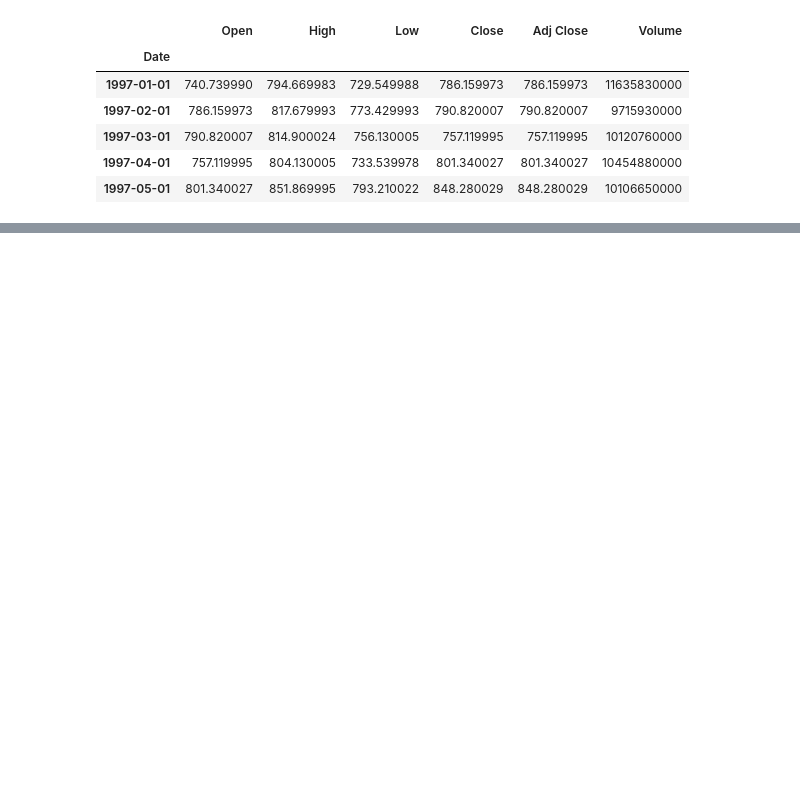
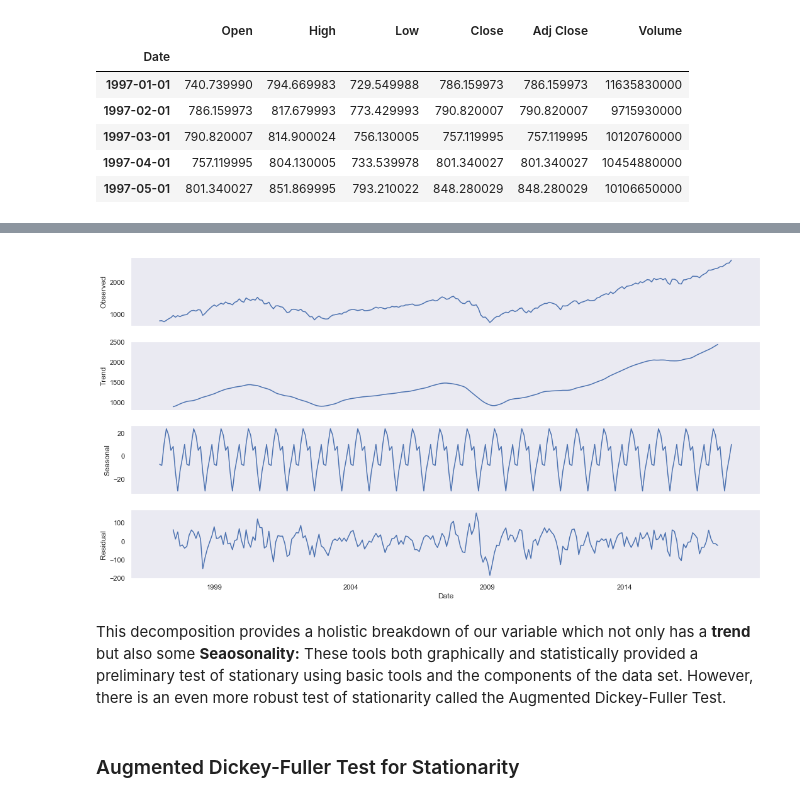
Before and after one commit to zhouandrewc/ThinkStats2, a Jupyter notebook: project2/project2.ipynb, the cells around one changed output, grey strips where cells are left out. Saved outputs shown, nothing was run; the diff lists cells and outputs as text; code cells hidden in the pictures; blank space fills up the shorter version.

```diff
--- a/project2/project2.ipynb
+++ b/project2/project2.ipynb
@@ -159,0 +157,11 @@ thinkplot.Config(title = "CDF of S&P500 Highs", ylabel = "CDF",
+# %%
+decomposition = seasonal_decompose(prices)
+# %%
+fig = decomposition.plot()
+plt.savefig("decomposition.png", bbox_inches="tight", ext="png")
+# %% [output]
+[figure, added]
+# %% [markdown]
+This decomposition provides a holistic breakdown of our variable which not only has a **trend** but also some **Seaosonality:** These tools both graphically and statistically provided a preliminary test of stationary using basic tools and the components of the data set. However, there is an even more robust test of stationarity called the Augmented Dickey-Fuller Test.
+# %% [markdown]
+### Augmented Dickey-Fuller Test for Stationarity
```
Also changed, not shown: parts of 100 cells of this notebook, 2 other files.
